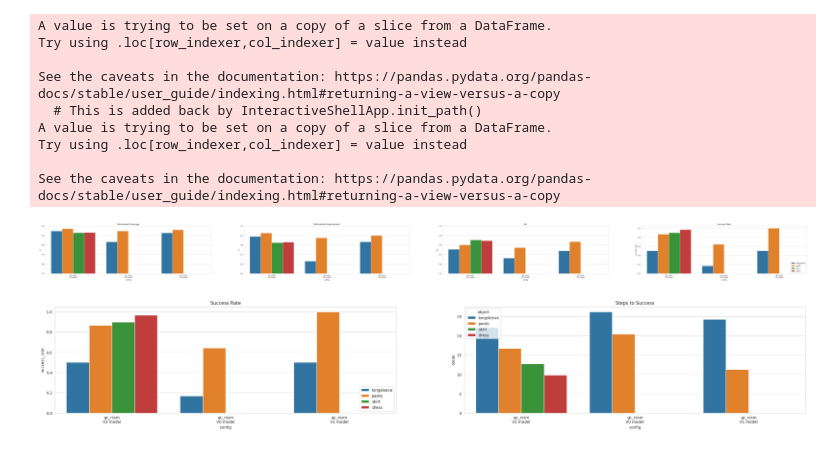
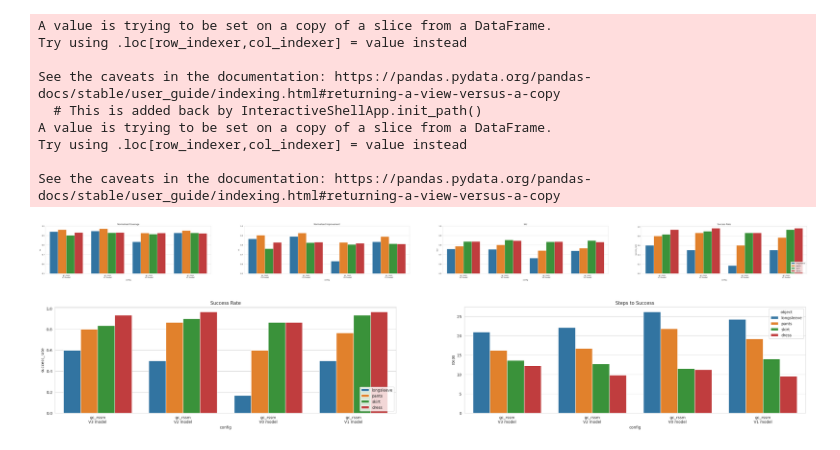
Before and after one commit to st-cortex-lab/LaGarNet, a Jupyter notebook: analysis/sim_task_performance.ipynb, the cells around one changed output. Saved outputs shown, nothing was run; the diff lists cells and outputs as text; code cells hidden in the pictures.

```diff
--- a/analysis/sim_task_performance.ipynb
+++ b/analysis/sim_task_performance.ipynb
@@ -470,26 +471,27 @@ display(pants_df)
 # %%
 config2label_1 = {
     'RGB2M-on-mix-800k-all-garment-bonus-penalty': 'V0 model',
     'RGB2M-on-mix-800k-all-garment-bonus-penalty-v1': 'V1 model',
     'RGB2M-on-mix-800k-all-garment-bonus-penalty-v2': 'V2 model',
+    'RGB2M-on-mix-800k-all-garment-bonus-penalty-v3': 'V3 model'
     # 'GC-In-Only-RGB2RGB-on-all-garment-800k-bonus-penalty': 'Naive\nGoal-Conditioned\nInput with\n Bonus Penalty',
     # 'RGB2RGB-on-mix-800k-all-garment-bonus-penalty': 'All Garment with\nBonus Penalty Reward\n No Goal Augmentation',
 
 }
 
 plot_task_performance(dff.copy(), config2label_1)
 # %% [output]
 A value is trying to be set on a copy of a slice from a DataFrame.
 Try using .loc[row_indexer,col_indexer] = value instead
 
 See the caveats in the documentation: https://pandas.pydata.org/pandas-docs/stable/user_guide/indexing.html#returning-a-view-versus-a-copy
   # This is added back by InteractiveShellApp.init_path()
 A value is trying to be set on a copy of a slice from a DataFrame.
 Try using .loc[row_indexer,col_indexer] = value instead
 
 See the caveats in the documentation: https://pandas.pydata.org/pandas-docs/stable/user_guide/indexing.html#returning-a-view-versus-a-copy
-[figure, old version]
+[figure, new version]
-[figure, old version]
+[figure, new version]
 # %%
 # Task specific.
 
```
Also changed, not shown: parts of 5 cells of this notebook, 6 other files.
